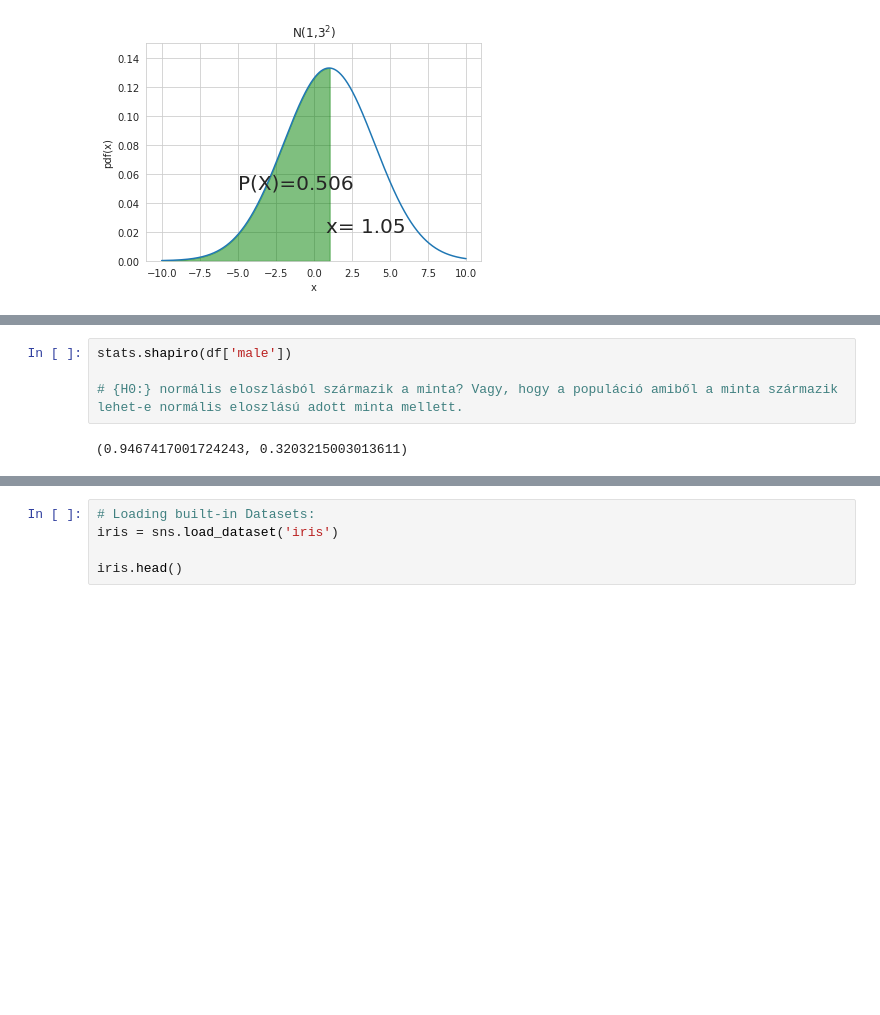
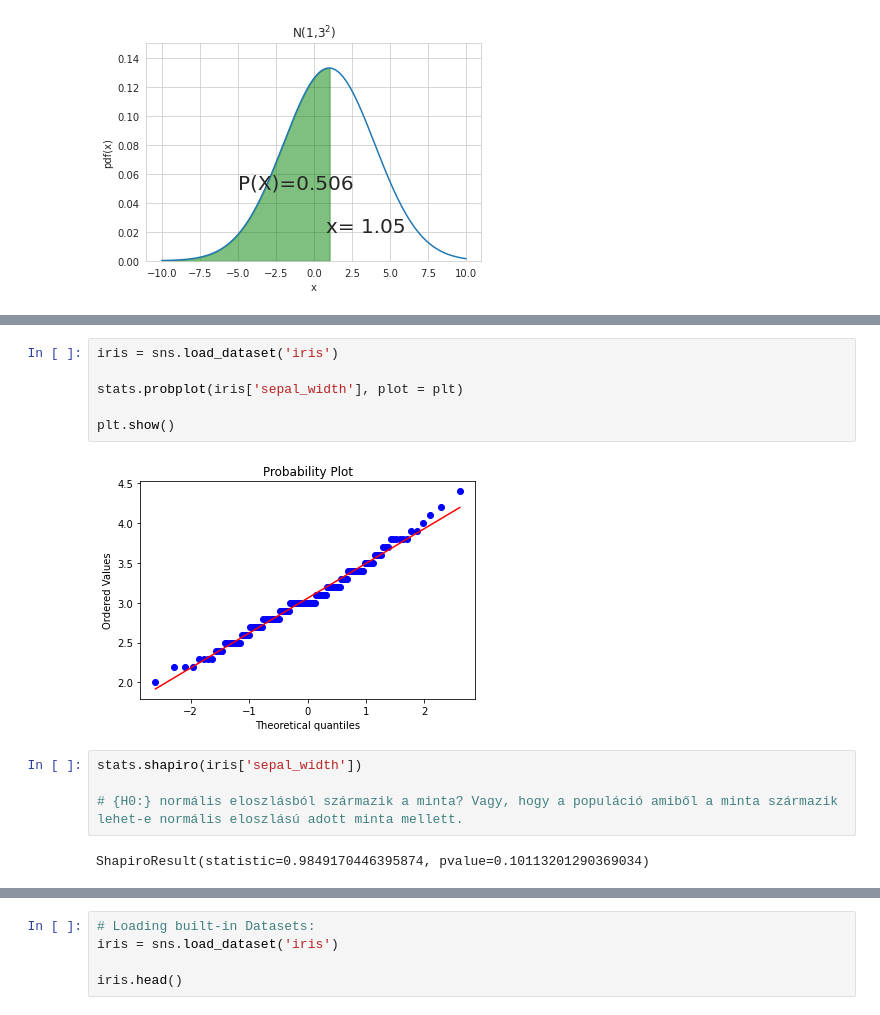
Before and after one commit to JoDeMiro/Statistics, a Jupyter notebook: Python_Statistics_01.ipynb, the cells around one changed output, grey strips where cells are left out. Saved outputs shown, nothing was run; the diff lists cells and outputs as text; blank space fills up the shorter version.

```diff
--- a/Python_Statistics_01.ipynb
+++ b/Python_Statistics_01.ipynb
@@ -1663,7 +1666,15 @@ stats.probplot(df['male'], plot = plt)
+# %%
+iris = sns.load_dataset('iris')
+
+stats.probplot(iris['sepal_width'], plot = plt)
+
+plt.show()
+# %% [output]
+[figure, added]
 # %%
-stats.shapiro(df['male'])
+stats.shapiro(iris['sepal_width'])
 
 # {H0:} normális eloszlásból származik a minta? Vagy, hogy a populáció amiből a minta származik lehet-e normális eloszlású adott minta mellett.
 # %% [output]
-(0.9467417001724243, 0.3203215003013611)
+ShapiroResult(statistic=0.9849170446395874, pvalue=0.10113201290369034)
 # %%
```
Also changed, not shown: parts of 45 cells of this notebook.
